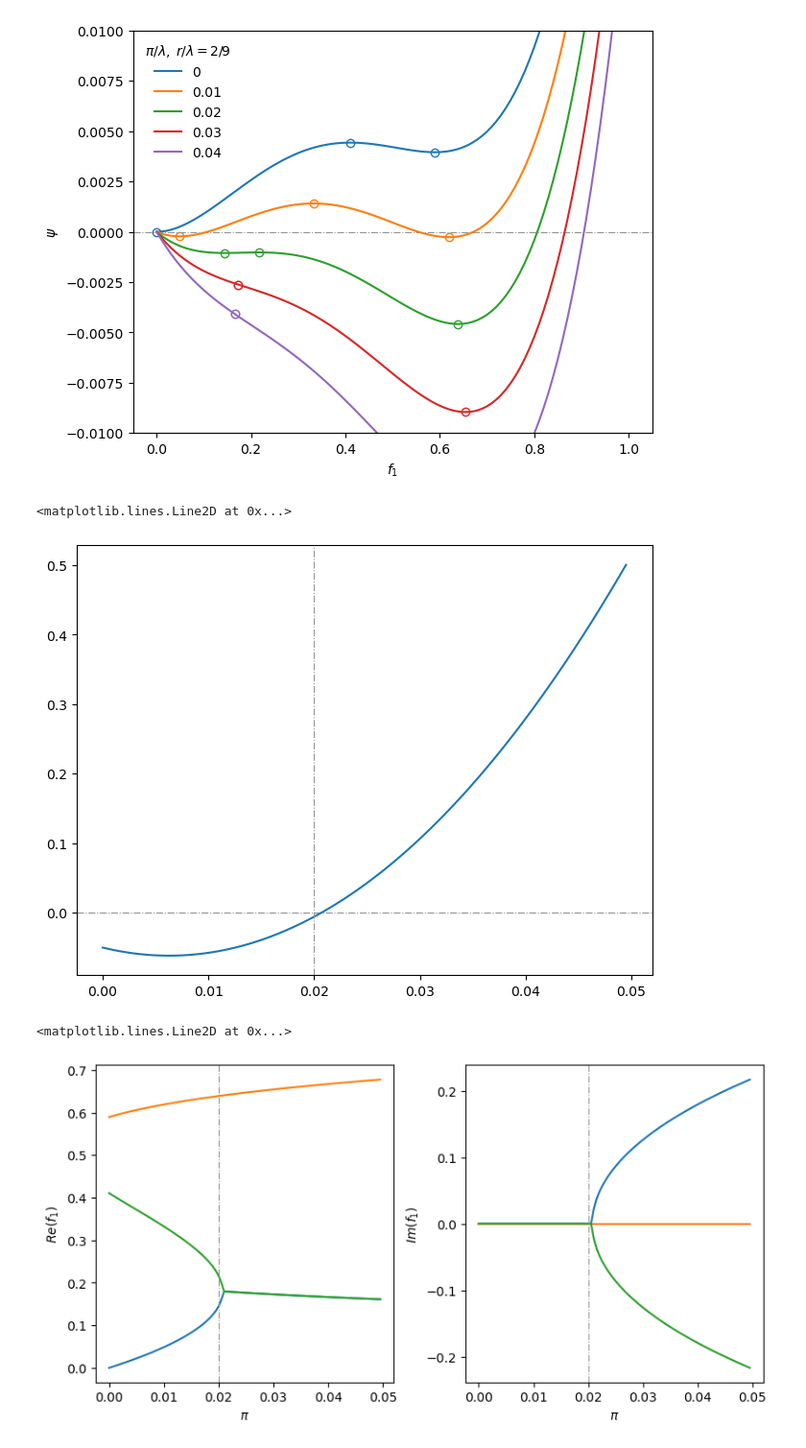
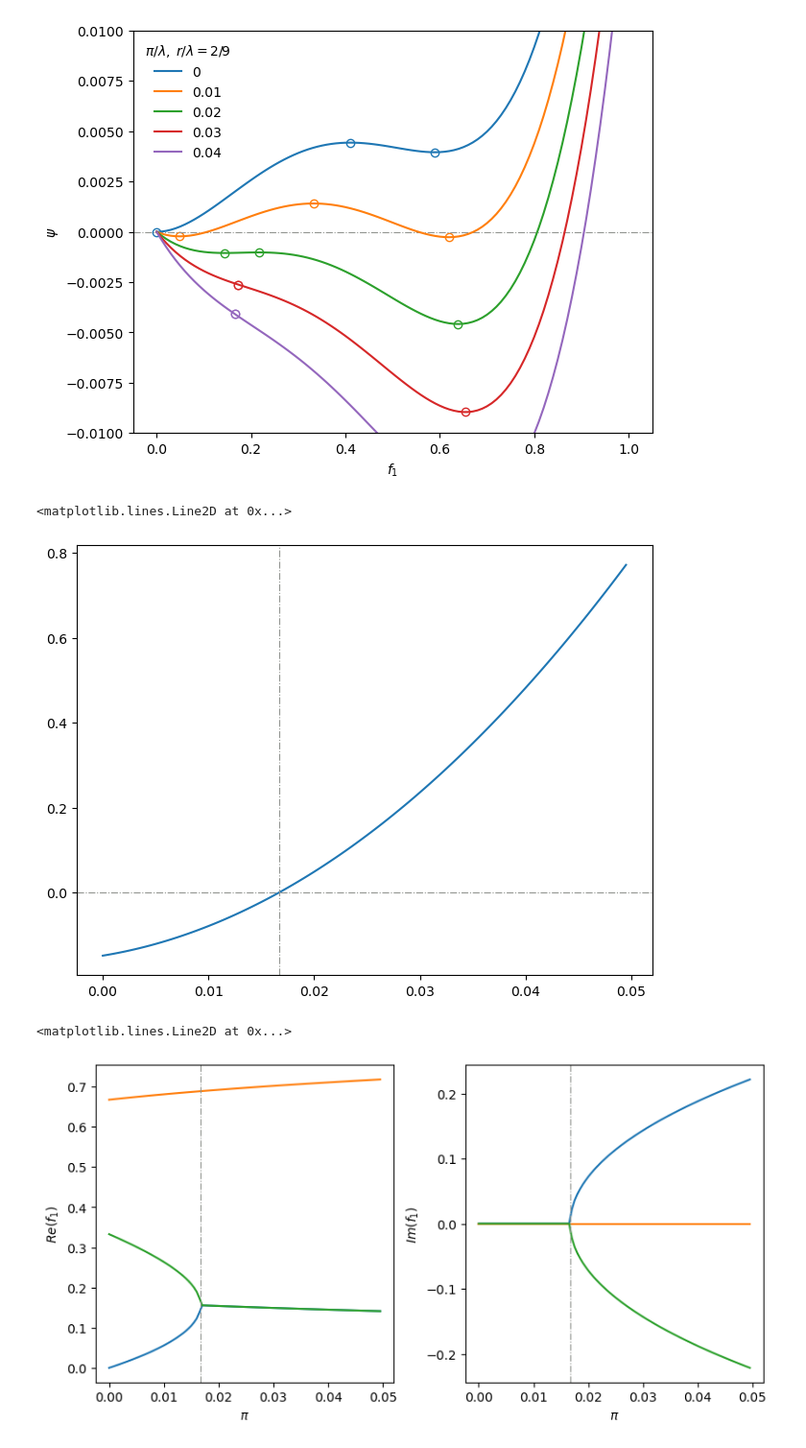
Before and after one commit to dmarchp/TFM_code, a Jupyter notebook: det_sols_f0_as_pi/nonlin_disc_2.ipynb, the cells around one changed output. Shown at 96% size. Saved outputs shown, nothing was run; the diff lists cells and outputs as text; code cells hidden in the pictures.

```diff
--- a/det_sols_f0_as_pi/nonlin_disc_2.ipynb
+++ b/det_sols_f0_as_pi/nonlin_disc_2.ipynb
@@ -116,20 +152,21 @@ def poly3_Deltas(l,r,pi):
 # model params: pi will be the one changing
 l = 1
 r = 0.242 # things happen below but close to pi = 0.02
-# r = 0.222
+r = 0.222
 
 
 pis = np.arange(0.0, 0.05, 0.0005)
+magic_pi = poly3_magic_pi_sols(l, r)[0][1]
 
 fig, ax = plt.subplots(constrained_layout=True)
 ax.axhline(0.0, ls='-.', lw=0.8, color='xkcd:gray')
 delta0, delta1 = poly3_Deltas(l, r, pis)
 radicand = delta1**2 - 4*delta0**3
 ax.plot(pis, radicand)
-ax.axvline(0.02, color='xkcd:gray', lw=0.8, ls='-.')
+ax.axvline(magic_pi, color='xkcd:gray', lw=0.8, ls='-.')
 # %% [output]
 <matplotlib.lines.Line2D at 0x...>
-[figure, old version]
+[figure, new version]
 # %%
 real_parts, im_parts = [[],[],[]], [[],[],[]]
 for pi in pis:
@@ -139,17 +176,22 @@ for pi in pis:
 # %%
 fig, ax = plt.subplots(1, 2, figsize=(8,4), constrained_layout=True)
 
 ax[0].set_ylabel('$Re (f_1)$')
 ax[1].set_ylabel('$Im (f_1)$')
 for i in range(2):
     ax[i].set_xlabel('$\pi$')
 
 for i in range(3):
     ax[0].plot(pis, real_parts[i])
     ax[1].plot(pis, im_parts[i])
 
-ax[0].axvline(0.02, color='xkcd:gray', lw=0.8, ls='-.')
-ax[1].axvline(0.02, color='xkcd:gray', lw=0.8, ls='-.')
+# ax[0].axvline(0.02, color='xkcd:gray', lw=0.8, ls='-.')
+# ax[1].axvline(0.02, color='xkcd:gray', lw=0.8, ls='-.')
+
+
+
+ax[0].axvline(magic_pi, color='xkcd:gray', lw=0.8, ls='-.')
+ax[1].axvline(magic_pi, color='xkcd:gray', lw=0.8, ls='-.')
 # %% [output]
 <matplotlib.lines.Line2D at 0x...>
-[figure, old version]
+[figure, new version]
```
Also changed, not shown: parts of 4 cells of this notebook.
